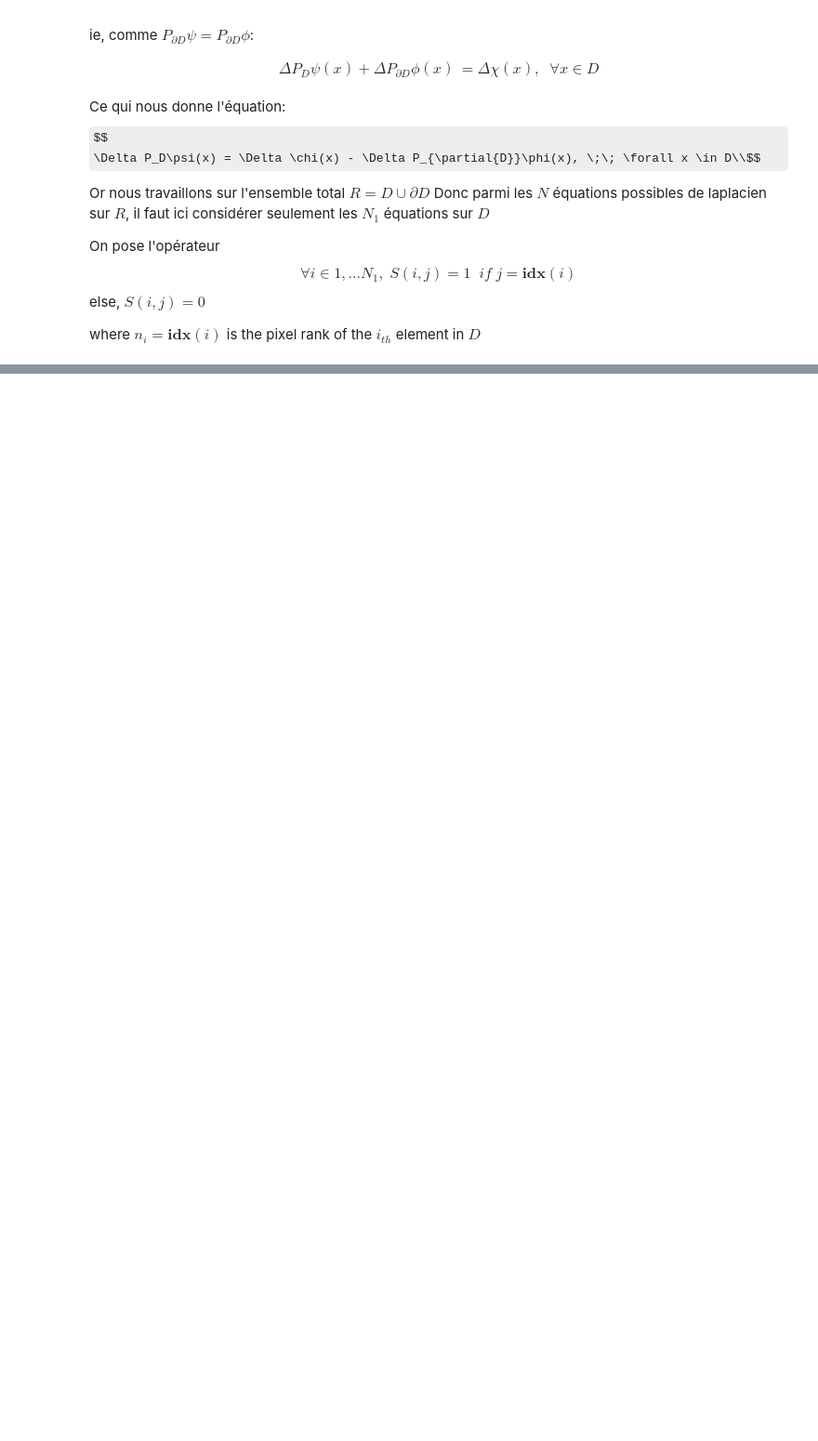
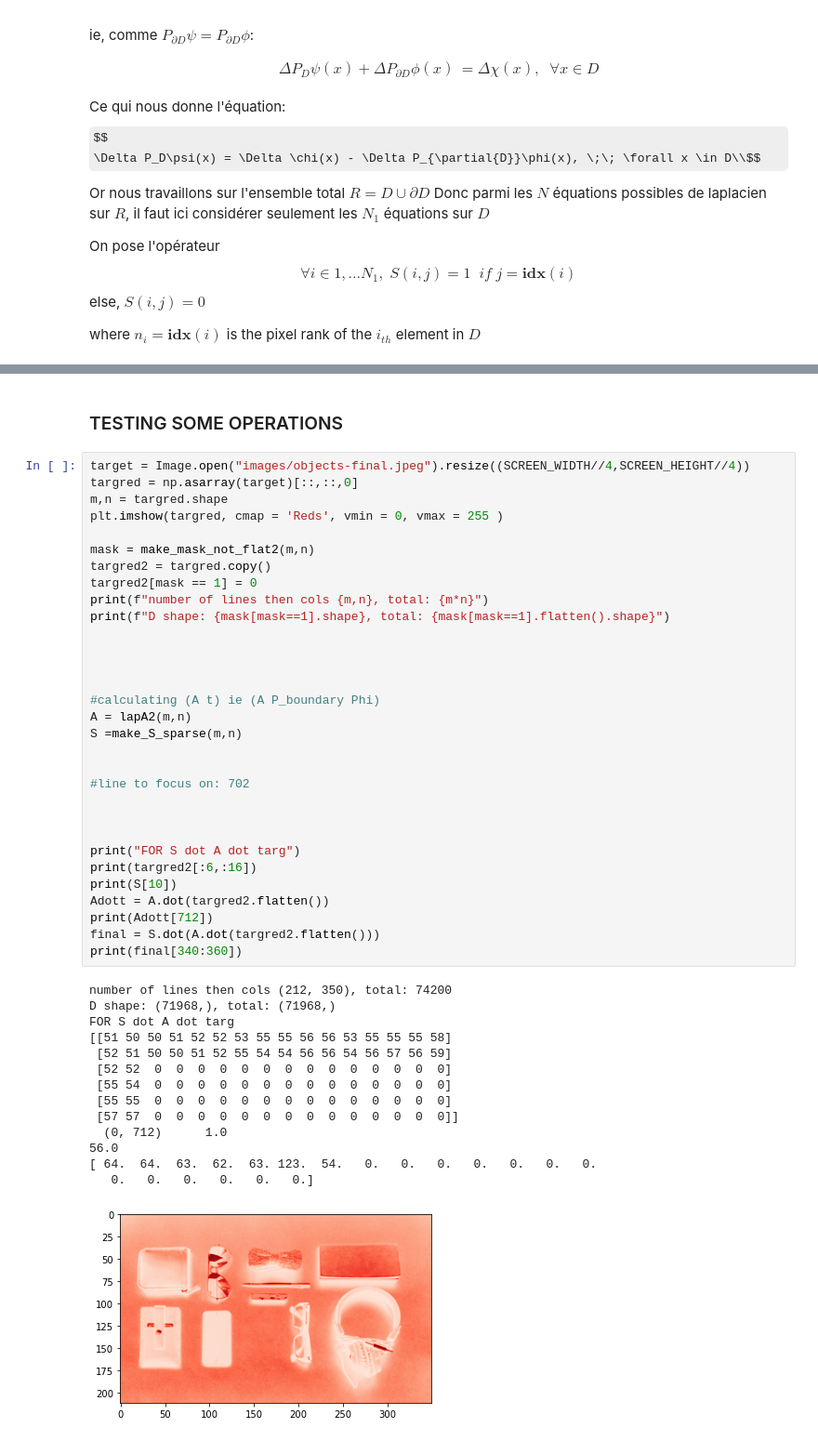
Before and after one commit to trenaudie/Poisson-Image-Editing, a Jupyter notebook: poisson-image.ipynb, the cells around one changed output, grey strips where cells are left out. Shown at 93% size. Cells and saved outputs as stored; diff of their text form; some formulas as TeX source; blank space fills up the shorter version.

```diff
--- a/poisson-image.ipynb
+++ b/poisson-image.ipynb
@@ -702,3 +673,51 @@ def rebuild_u(u, target, m,n):
    x[mask == 1] = u
    x[mask == 0] = target[mask.flatten() == 0]
    return x
+# %% [markdown]
+### TESTING SOME OPERATIONS
+# %%
+target = Image.open("images/objects-final.jpeg").resize((SCREEN_WIDTH//4,SCREEN_HEIGHT//4))
+targred = np.asarray(target)[::,::,0]
+m,n = targred.shape
+plt.imshow(targred, cmap = 'Reds', vmin = 0, vmax = 255 )
+
+mask = make_mask_not_flat2(m,n)
+targred2 = targred.copy()
+targred2[mask == 1] = 0
+print(f"number of lines then cols {m,n}, total: {m*n}")
+print(f"D shape: {mask[mask==1].shape}, total: {mask[mask==1].flatten().shape}")
+
+
+
+
+#calculating (A t) ie (A P_boundary Phi)
+A = lapA2(m,n)
+S =make_S_sparse(m,n)
+
+
+#line to focus on: 702
+
+
+
+print("FOR S dot A dot targ")
+print(targred2[:6,:16])
+print(S[10])
+Adott = A.dot(targred2.flatten())
+print(Adott[712])
+final = S.dot(A.dot(targred2.flatten()))
+print(final[340:360])
+# %% [output]
+number of lines then cols (212, 350), total: 74200
+D shape: (71968,), total: (71968,)
+FOR S dot A dot targ
+[[51 50 50 51 52 52 53 55 55 56 56 53 55 55 55 58]
+ [52 51 50 50 51 52 55 54 54 56 56 54 56 57 56 59]
+ [52 52  0  0  0  0  0  0  0  0  0  0  0  0  0  0]
+ [55 54  0  0  0  0  0  0  0  0  0  0  0  0  0  0]
+ [55 55  0  0  0  0  0  0  0  0  0  0  0  0  0  0]
+ [57 57  0  0  0  0  0  0  0  0  0  0  0  0  0  0]]
+  (0, 712)      1.0
+56.0
+[ 64.  64.  63.  62.  63. 123.  54.   0.   0.   0.   0.   0.   0.   0.
+   0.   0.   0.   0.   0.   0.]
+[figure, added]
```
Also changed, not shown: parts of 14 cells of this notebook.
